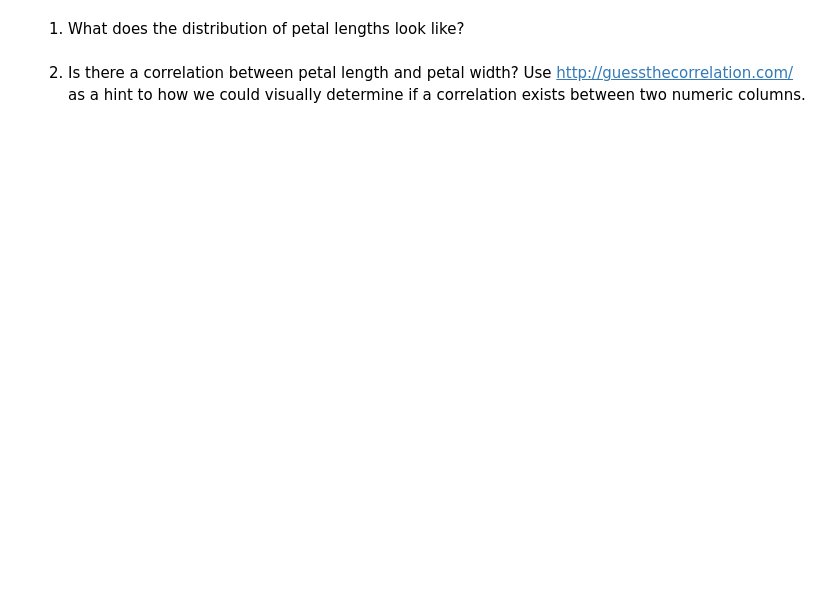
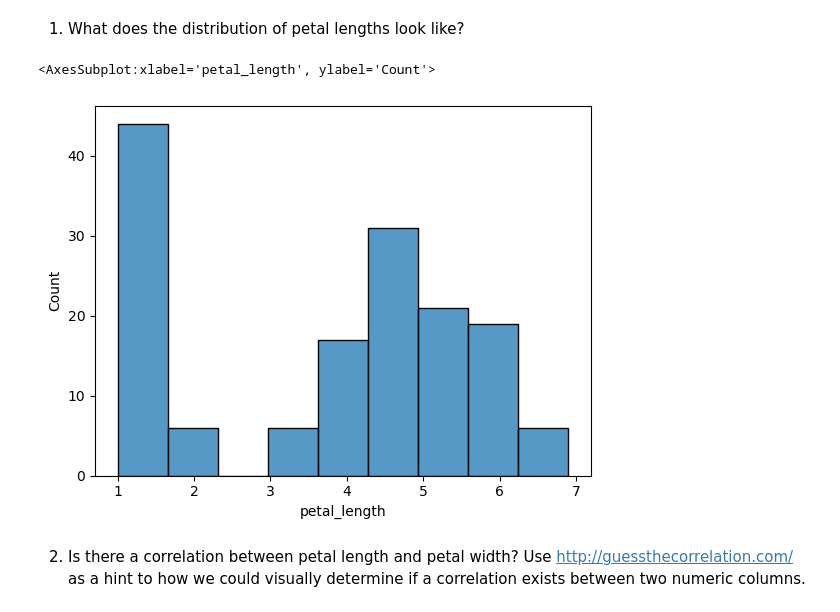
Before and after one commit to stephen-c-perry/numpy-pandas-visualization-exercises, a Jupyter notebook: seaborn_exercises.ipynb, the cells around one changed output. Saved outputs shown, nothing was run; the diff lists cells and outputs as text; code cells hidden in the pictures; blank space fills up the shorter version.

```diff
--- a/seaborn_exercises.ipynb
+++ b/seaborn_exercises.ipynb
@@ -1,2 +1,9 @@
 # %% [markdown]
 Use the iris database to answer the following quesitons:
+# %%
+import numpy as np
+import pandas as pd
+import seaborn as sns
+
+from env import host, username, password
+iris = sns.load_dataset('iris')
@@ -3,6 +19,11 @@ Use the iris database to answer the following quesitons:
 # %% [markdown]
 
 1. What does the distribution of petal lengths look like?
+# %%
+sns.histplot(iris.petal_length)
+# %% [output]
+<AxesSubplot:xlabel='petal_length', ylabel='Count'>
+[figure, added]
 # %% [markdown]
 
 2. Is there a correlation between petal length and petal width? Use http://guessthecorrelation.com/ as a hint to how we could visually determine if a correlation exists between two numeric columns.
```
Also changed, not shown: parts of 2 cells of this notebook.
